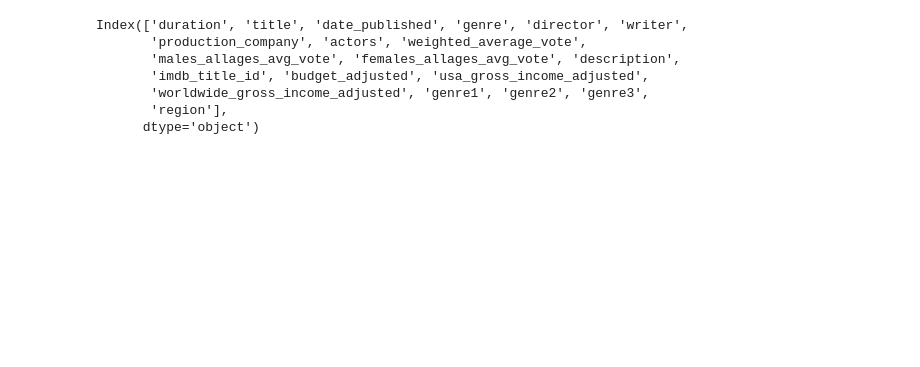
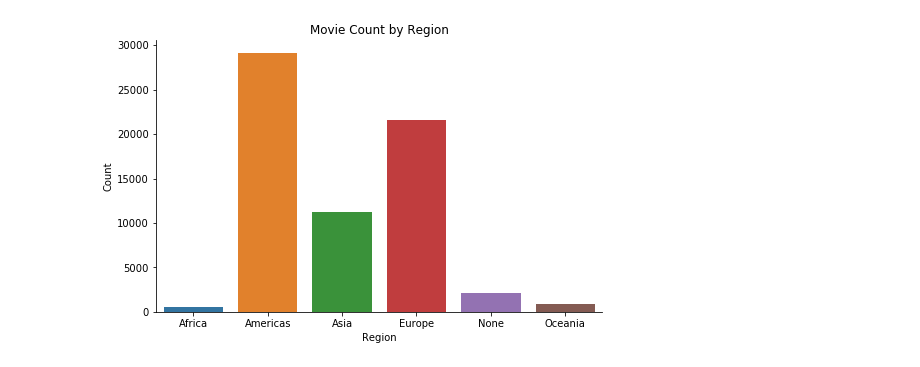
Before and after one commit to Saharae/Final-Project-Group2, a Jupyter notebook: sahara-ensley-individual-project/Code/plotting.ipynb, the cells around one changed output. Drawn from its saved outputs; the diff is of its cells as text; code cells hidden in the pictures; blank space fills up the shorter version.

```diff
--- a/sahara-ensley-individual-project/Code/plotting.ipynb
+++ b/sahara-ensley-individual-project/Code/plotting.ipynb
@@ -13,11 +38,13 @@ names = merge_and_clean_names(names, title_principals)
-# %%
-movies.columns
-# %% [output]
-Index(['duration', 'title', 'date_published', 'genre', 'director', 'writer',
-       'production_company', 'actors', 'weighted_average_vote',
-       'males_allages_avg_vote', 'females_allages_avg_vote', 'description',
-       'imdb_title_id', 'budget_adjusted', 'usa_gross_income_adjusted',
-       'worldwide_gross_income_adjusted', 'genre1', 'genre2', 'genre3',
-       'region'],
-      dtype='object')
+# %%
+fig, ax = plt.subplots(nrows = 1, ncols = 1, figsize = (8,5))
+regions = df[['region_Africa', 'region_Americas',
+       'region_Asia', 'region_Europe', 'region_None', 'region_Oceania']].sum()
+labs = [x[x.find('_')+1:] for x in regions.index]
+sns.barplot(x = labs, y = regions.values, ax = ax)
+ax.set_title("Movie Count by Region")
+ax.set_xlabel('Region')
+ax.set_ylabel('Count')
+sns.despine()
+# %% [output]
+[figure, added]
 # %%
```
Also changed, not shown: parts of 16 cells of this notebook, 2 other files.
